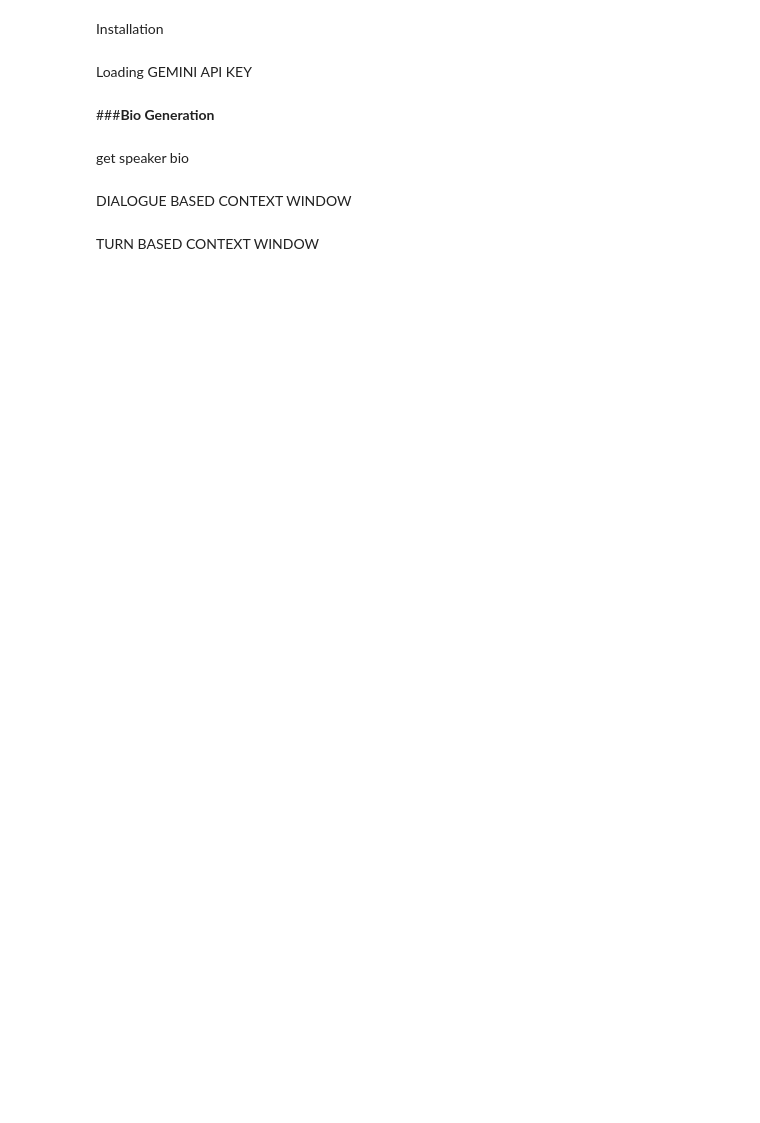
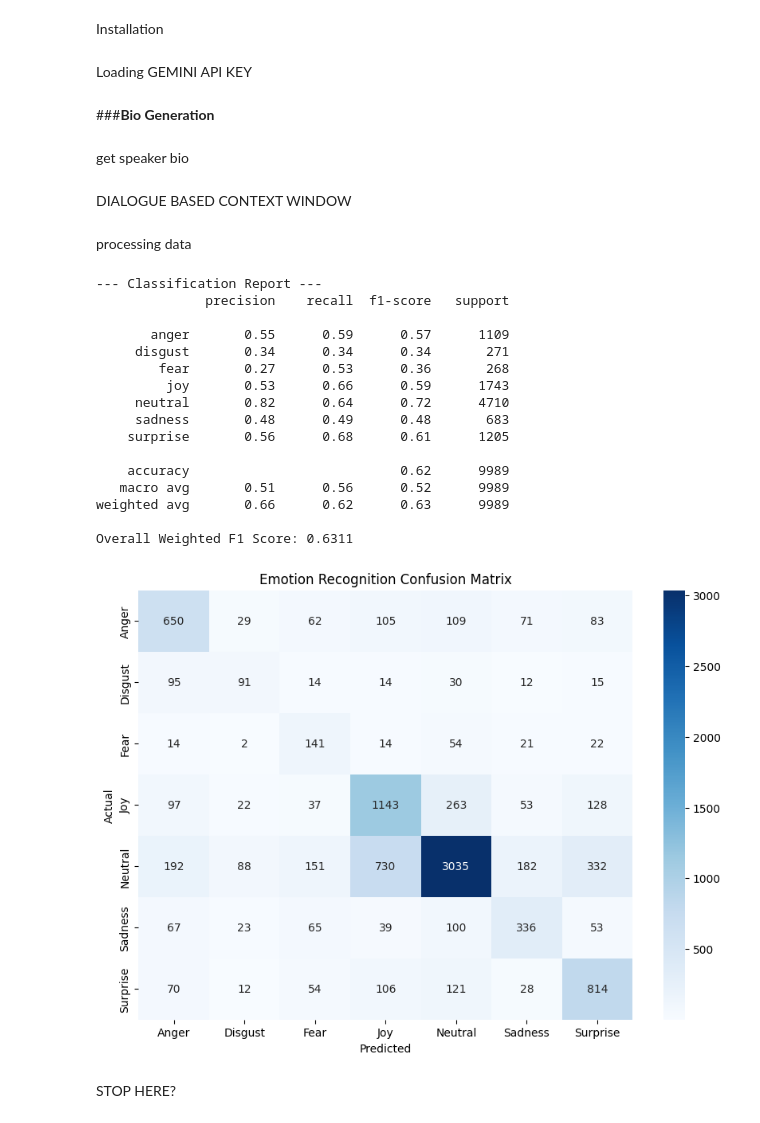
Before and after one commit to philhelenina/SenticCrystal, a Jupyter notebook: scripts/MELD/2BIOSErcTesting.ipynb, the cells around one changed output. Cells and saved outputs as stored; diff of their text form; code cells hidden in the pictures; blank space fills up the shorter version.

Commit message:
trying chatgpt -5.2

```diff
--- a/scripts/MELD/2BIOSErcTesting.ipynb
+++ b/scripts/MELD/2BIOSErcTesting.ipynb
@@ -81 +134,3 @@ Output Format: ["Label1", "Label2", ...]"""
         return ["Neutral"] * len(dialogue_group)
+# %% [markdown]
+processing data
@@ -81,0 +188,55 @@ Output Format: ["Label1", "Label2", ...]"""
+# %%
+import pandas as pd
+from sklearn.metrics import classification_report, confusion_matrix, f1_score
+import seaborn as sns
+import matplotlib.pyplot as plt
+
+def evaluate_results(csv_file):
+    df = pd.read_csv(csv_file)
+    df['Predicted_Emotion'] = df['Predicted_Emotion'].astype(str).str.strip().str.lower()
+    df['Original_Emotion'] = df['Original_Emotion'].astype(str).str.strip().str.lower()
+    labels = ["anger", "disgust", "fear", "joy", "neutral", "sadness", "surprise"]
+
+    print("--- Classification Report ---")
+    # Adding zero_division=0 hides the warnings for missing labels
+    print(classification_report(df['Original_Emotion'],
+                                df['Predicted_Emotion'],
+                                labels=labels,
+                                zero_division=0))
+
+    weighted_f1 = f1_score(df['Original_Emotion'],
+                           df['Predicted_Emotion'],
+                           average='weighted')
+    print(f"Overall Weighted F1 Score: {weighted_f1:.4f}")
+    cm = confusion_matrix(df['Original_Emotion'],
+                          df['Predicted_Emotion'],
+                          labels=labels)
+
+    plt.figure(figsize=(10, 7))
+    display_labels = [l.capitalize() for l in labels]
+    sns.heatmap(cm, annot=True, fmt='d', xticklabels=display_labels, yticklabels=display_labels, cmap='Blues')
+    plt.xlabel('Predicted')
+    plt.ylabel('Actual')
+    plt.title('Emotion Recognition Confusion Matrix')
+    plt.show()
+evaluate_results("results_chatgpt.csv")
+# %% [output]
+--- Classification Report ---
+              precision    recall  f1-score   support
+
+       anger       0.55      0.59      0.57      1109
+     disgust       0.34      0.34      0.34       271
+        fear       0.27      0.53      0.36       268
+         joy       0.53      0.66      0.59      1743
+     neutral       0.82      0.64      0.72      4710
+     sadness       0.48      0.49      0.48       683
+    surprise       0.56      0.68      0.61      1205
+
+    accuracy                           0.62      9989
+   macro avg       0.51      0.56      0.52      9989
+weighted avg       0.66      0.62      0.63      9989
+
+Overall Weighted F1 Score: 0.6311
+[figure, added]
+# %% [markdown]
+STOP HERE?
@@ -125,5 +340,3 @@ Output Format: ["Label1", "Label2", ...]"""
         return [p if p in valid_labels else "Neutral" for p in predictions]
     except:
         return ["Neutral"] * len(dialogue_group)
-# %% [markdown]
-TURN BASED CONTEXT WINDOW
```
Also changed, not shown: parts of 10 cells of this notebook, 1 other file.
